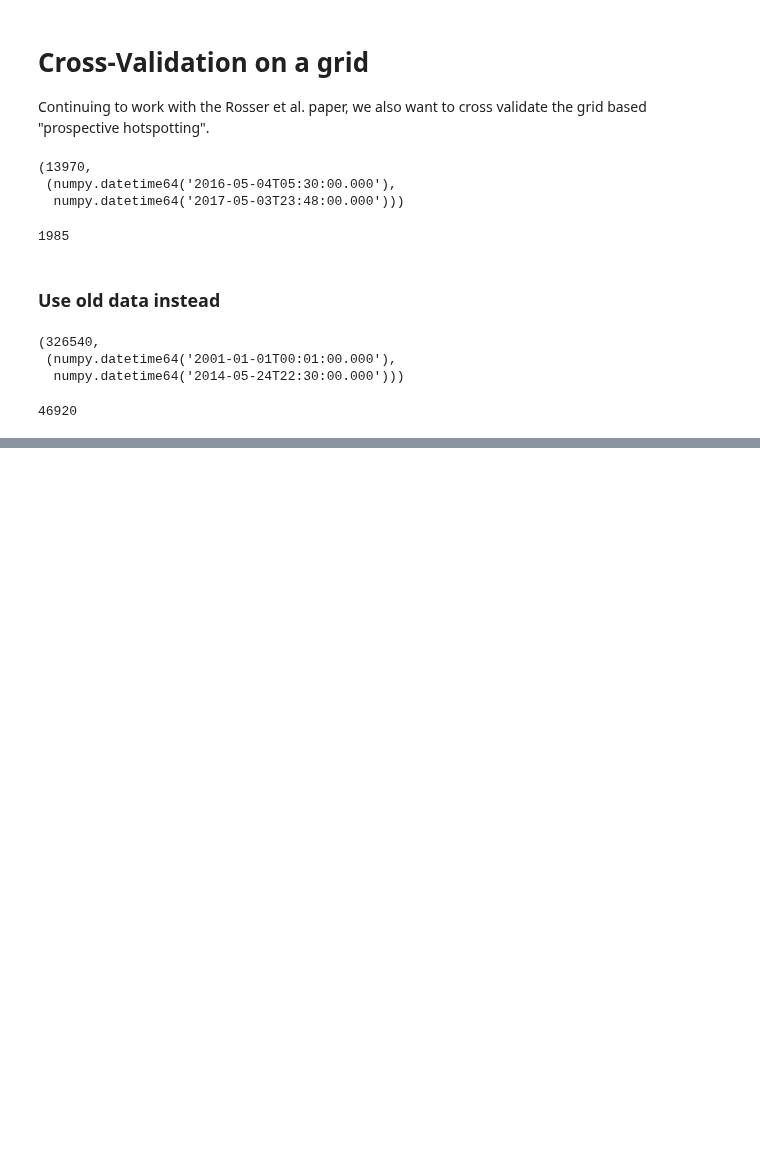
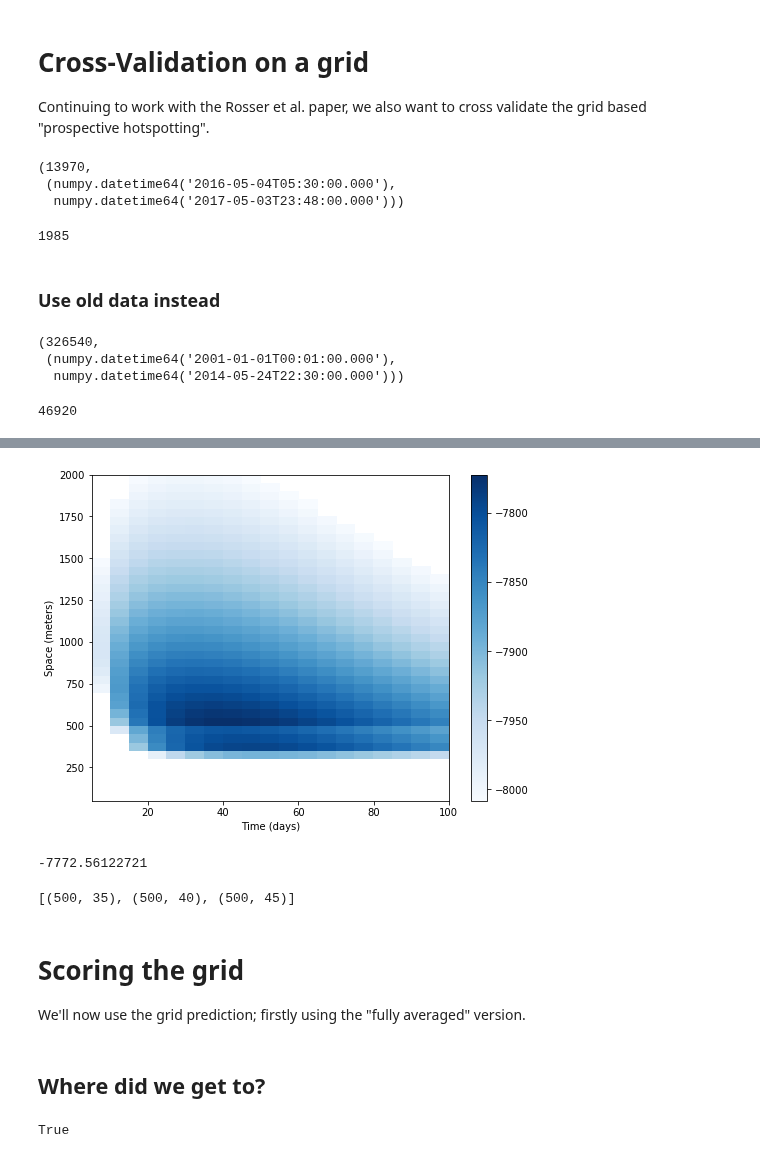
Before and after one commit to QuantCrimAtLeeds/PredictCode, a Jupyter notebook: examples/Networks/Case study Chicago/Cross-Validation grid.ipynb, the cells around one changed output, grey strips where cells are left out. Saved outputs shown, nothing was run; the diff lists cells and outputs as text; code cells hidden in the pictures; blank space fills up the shorter version.

```diff
--- a/examples/Networks/Case study Chicago/Cross-Validation grid.ipynb
+++ b/examples/Networks/Case study Chicago/Cross-Validation grid.ipynb
@@ -117,3 +206,43 @@ For now, we'll just use the grid as is.  Later we will intersect it with the net
+# %%
+time_lengths = list(range(5,100,5))
+space_lengths = list(range(50, 2000, 50))
+
+scores = {}
+for sl in space_lengths:
+    for tl in time_lengths:
+        weight = OurWeight()
+        weight.space_bandwidth = sl
+        weight.time_bandwidth = tl
+        key = (sl, tl)
+        scores[key] = score(weight)
+# %%
+data = np.empty((39,19))
+for i, sl in enumerate(space_lengths):
+    for j, tl in enumerate(time_lengths):
+        data[i,j] = scores[(sl,tl)]
+
+ordered = data.copy().ravel()
+ordered.sort()
+cutoff = ordered[int(len(ordered) * 0.25)]
+data = np.ma.masked_where(data<cutoff, data)
+
+fig, ax = plt.subplots(figsize=(8,6))
+mappable = ax.pcolor(range(5,105,5), range(50,2050,50), data, cmap="Blues")
+ax.set(xlabel="Time (days)", ylabel="Space (meters)")
+fig.colorbar(mappable, ax=ax)
+None
+# %% [output]
+[figure, added]
+# %%
+print(max(scores.values()))
+[k for k, v in scores.items() if v > -7775]
+# %% [output]
+-7772.56122721
+[(500, 35), (500, 40), (500, 45)]
+# %% [markdown]
+# Scoring the grid
+
+We'll now use the grid prediction; firstly using the "fully averaged" version.
 # %%
 def log_likelihood(grid_pred, timed_points):
     logli = 0
@@ -162,0 +301,2 @@ store.close()
+# %% [markdown]
+## Where did we get to?
@@ -162,0 +306,4 @@ store.close()
+# %%
+"(100, 10)" in store
+# %% [output]
+True
```
Also changed, not shown: parts of 19 cells of this notebook, 3 other files.
